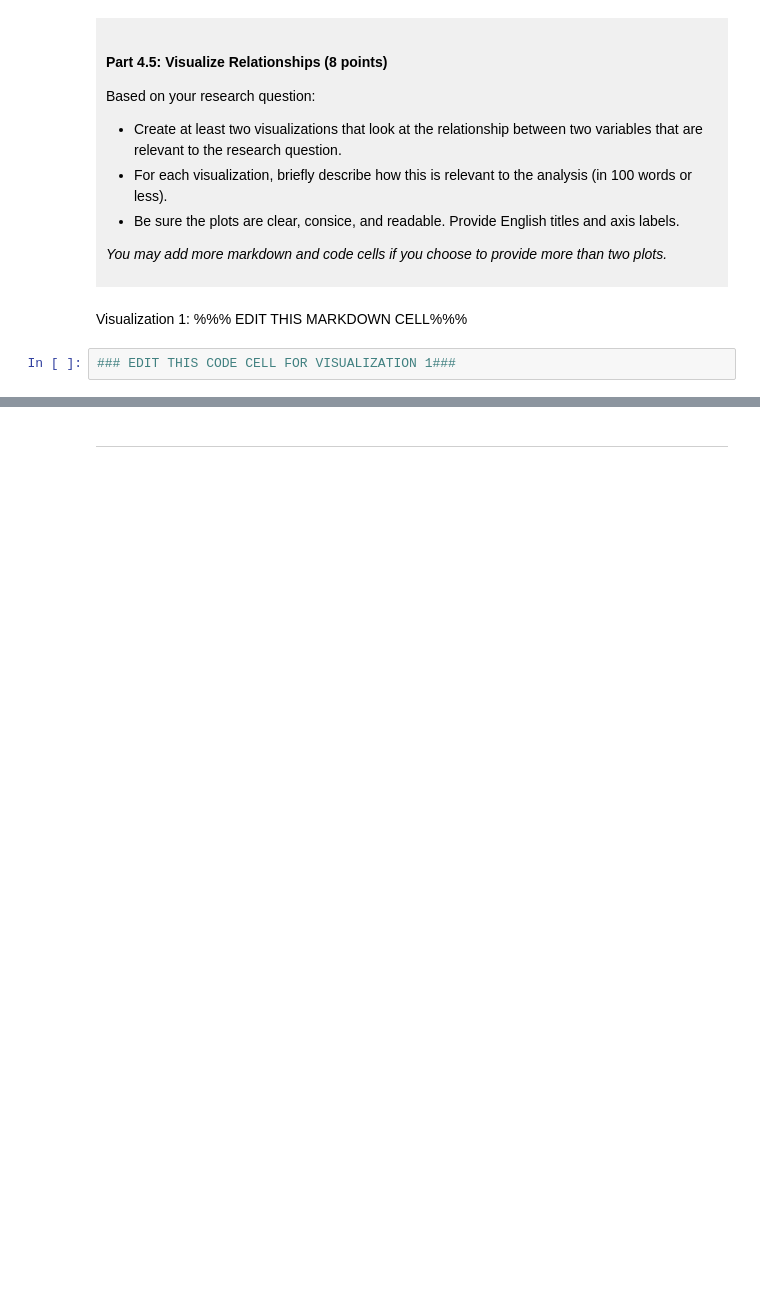
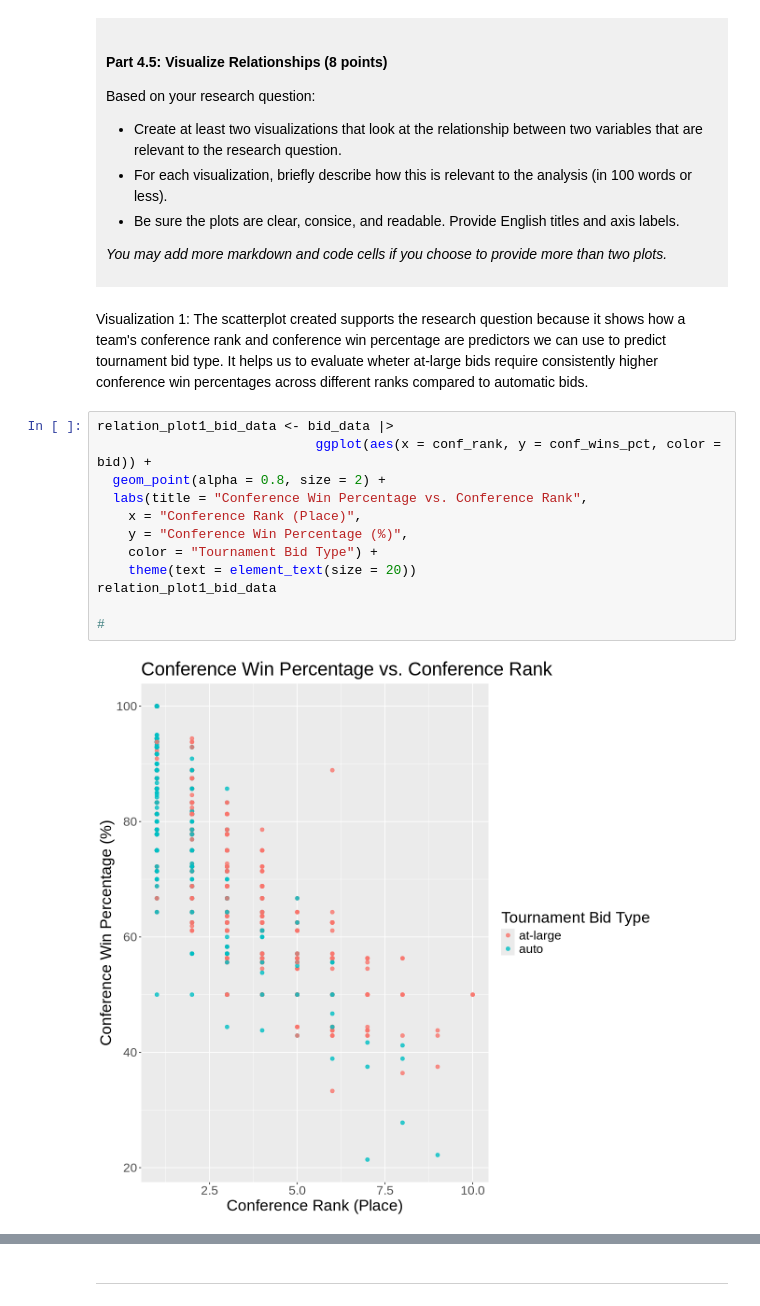
Before and after one commit to cynthyal/dsci-100-project-cynthya-lou, a Jupyter notebook: dsci-100-project-notebook.ipynb, the cells around one changed output, grey strips where cells are left out. Cells and saved outputs as stored; diff of their text form; blank space fills up the shorter version.

```diff
--- a/dsci-100-project-notebook.ipynb
+++ b/dsci-100-project-notebook.ipynb
@@ -319,7 +375,19 @@ Based on your research question:
 *You may add more markdown and code cells if you choose to provide more than two plots.*
 </div>
 # %% [markdown]
-Visualization 1: %%% EDIT THIS MARKDOWN CELL%%%
+Visualization 1: The scatterplot created supports the research question because it shows how a team's conference rank and conference win percentage are predictors we can use to predict tournament bid type. It helps us to evaluate wheter at-large bids require consistently higher conference win percentages across different ranks compared to automatic bids.
 # %%
-### EDIT THIS CODE CELL FOR VISUALIZATION 1###
+relation_plot1_bid_data <- bid_data |>
+                            ggplot(aes(x = conf_rank, y = conf_wins_pct, color = bid)) +
+  geom_point(alpha = 0.8, size = 2) +
+  labs(title = "Conference Win Percentage vs. Conference Rank",
+    x = "Conference Rank (Place)",
+    y = "Conference Win Percentage (%)",
+    color = "Tournament Bid Type") +
+    theme(text = element_text(size = 20))
+relation_plot1_bid_data
+
+#
+# %% [output]
+[figure, added]
 # %% [markdown]
```
Also changed, not shown: parts of 10 cells of this notebook.
